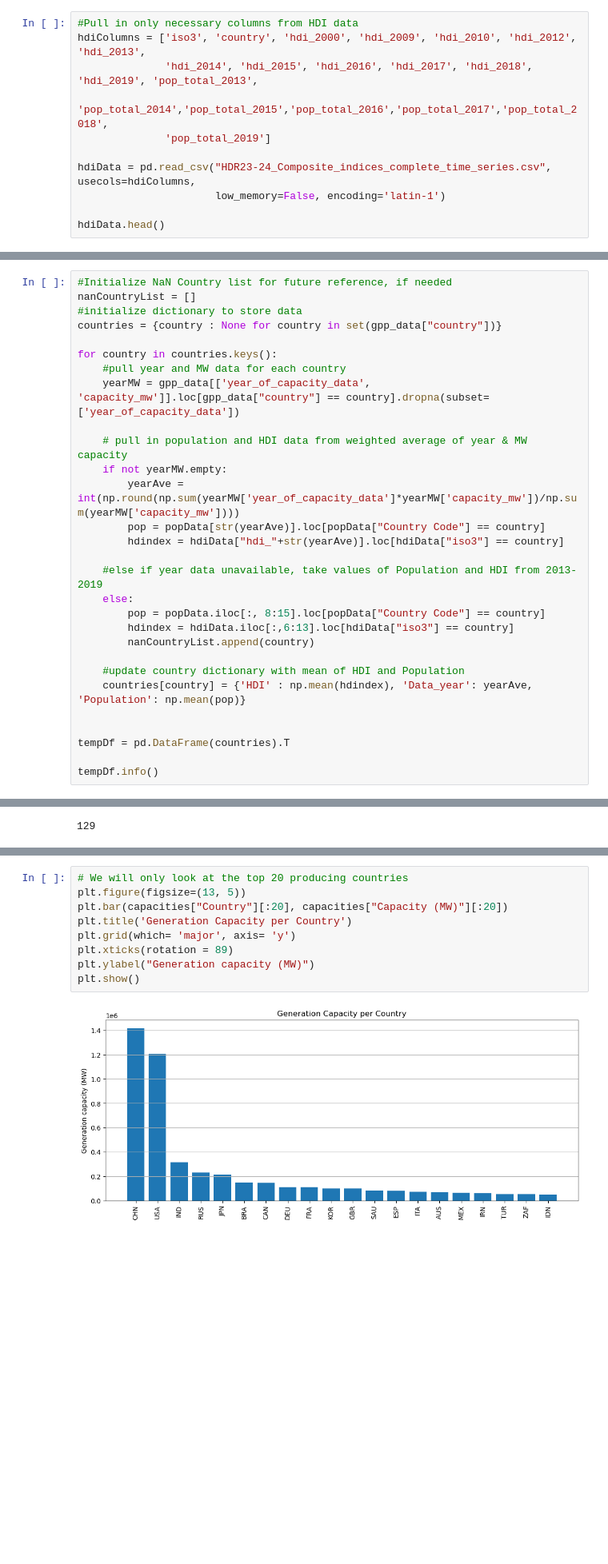
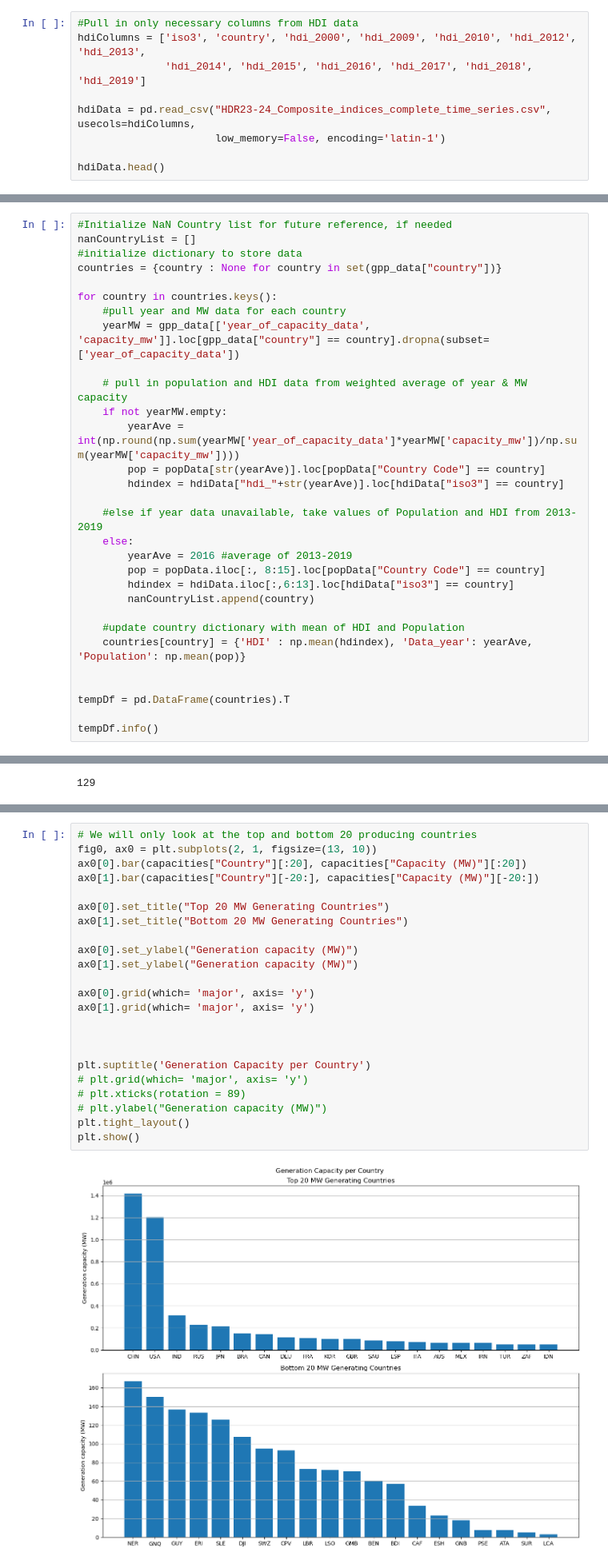
Before and after one commit to jlstjohn/coil_project, a Jupyter notebook: global_power_plant_project/gpp_final.ipynb, the cells around one changed output, grey strips where cells are left out. Shown at 80% size. Cells and saved outputs as stored; diff of their text form; blank space fills up the shorter version.

Commit message:
Added subplots and more explanation for flow bottom of file loses the story a bit

```diff
--- a/global_power_plant_project/gpp_final.ipynb
+++ b/global_power_plant_project/gpp_final.ipynb
@@ -306,9 +306,7 @@ gpp_data.head()
 # %%
 #Pull in only necessary columns from HDI data
 hdiColumns = ['iso3', 'country', 'hdi_2000', 'hdi_2009', 'hdi_2010', 'hdi_2012', 'hdi_2013',
-              'hdi_2014', 'hdi_2015', 'hdi_2016', 'hdi_2017', 'hdi_2018', 'hdi_2019', 'pop_total_2013',
-              'pop_total_2014','pop_total_2015','pop_total_2016','pop_total_2017','pop_total_2018',
-              'pop_total_2019']
+              'hdi_2014', 'hdi_2015', 'hdi_2016', 'hdi_2017', 'hdi_2018', 'hdi_2019']
 
 hdiData = pd.read_csv("HDR23-24_Composite_indices_complete_time_series.csv", usecols=hdiColumns,
                       low_memory=False, encoding='latin-1')
@@ -363,6 +361,7 @@ for country in countries.keys():
 
     #else if year data unavailable, take values of Population and HDI from 2013-2019
     else:
+        yearAve = 2016 #average of 2013-2019
         pop = popData.iloc[:, 8:15].loc[popData["Country Code"] == country]
         hdindex = hdiData.iloc[:,6:13].loc[hdiData["iso3"] == country]
         nanCountryList.append(country)
@@ -421,13 +420,27 @@ capacities.head()
 | RUS | 228220.05 | RUS | 144163826.857143 | 0.826429 | -0.08924 |
 | JPN | 215365.85 | JPN | 127050571.428571 | 0.913857 | 0.091311 |
 # %%
-# We will only look at the top 20 producing countries
-plt.figure(figsize=(13, 5))
-plt.bar(capacities["Country"][:20], capacities["Capacity (MW)"][:20])
-plt.title('Generation Capacity per Country')
-plt.grid(which= 'major', axis= 'y')
-plt.xticks(rotation = 89)
-plt.ylabel("Generation capacity (MW)")
+# We will only look at the top and bottom 20 producing countries
+fig0, ax0 = plt.subplots(2, 1, figsize=(13, 10))
+ax0[0].bar(capacities["Country"][:20], capacities["Capacity (MW)"][:20])
+ax0[1].bar(capacities["Country"][-20:], capacities["Capacity (MW)"][-20:])
+
+ax0[0].set_title("Top 20 MW Generating Countries")
+ax0[1].set_title("Bottom 20 MW Generating Countries")
+
+ax0[0].set_ylabel("Generation capacity (MW)")
+ax0[1].set_ylabel("Generation capacity (MW)")
+
+ax0[0].grid(which= 'major', axis= 'y')
+ax0[1].grid(which= 'major', axis= 'y')
+
+
+
+plt.suptitle('Generation Capacity per Country')
+# plt.grid(which= 'major', axis= 'y')
+# plt.xticks(rotation = 89)
+# plt.ylabel("Generation capacity (MW)")
+plt.tight_layout()
 plt.show()
 # %% [output]
-[figure, old version]
+[figure, new version]
```
Also changed, not shown: parts of 23 cells of this notebook.
